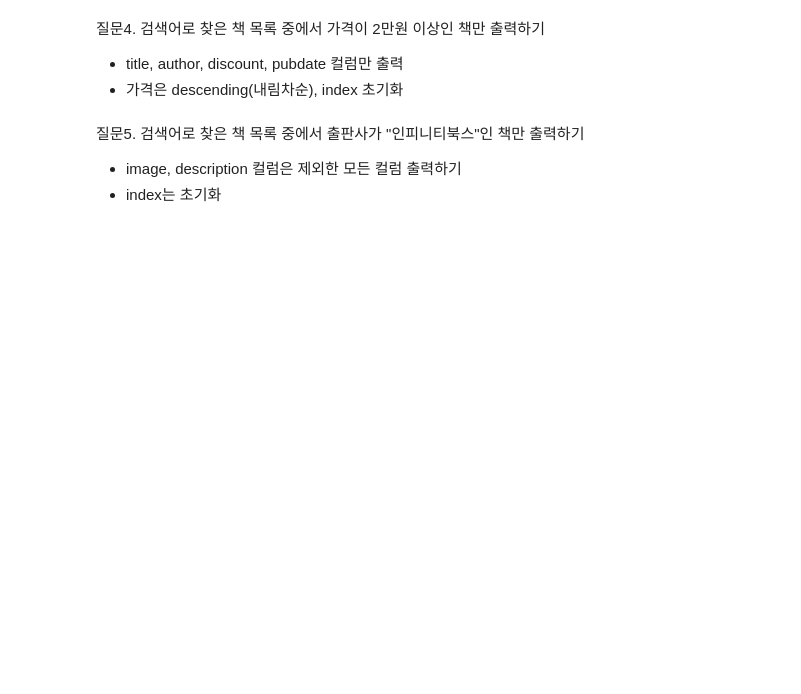
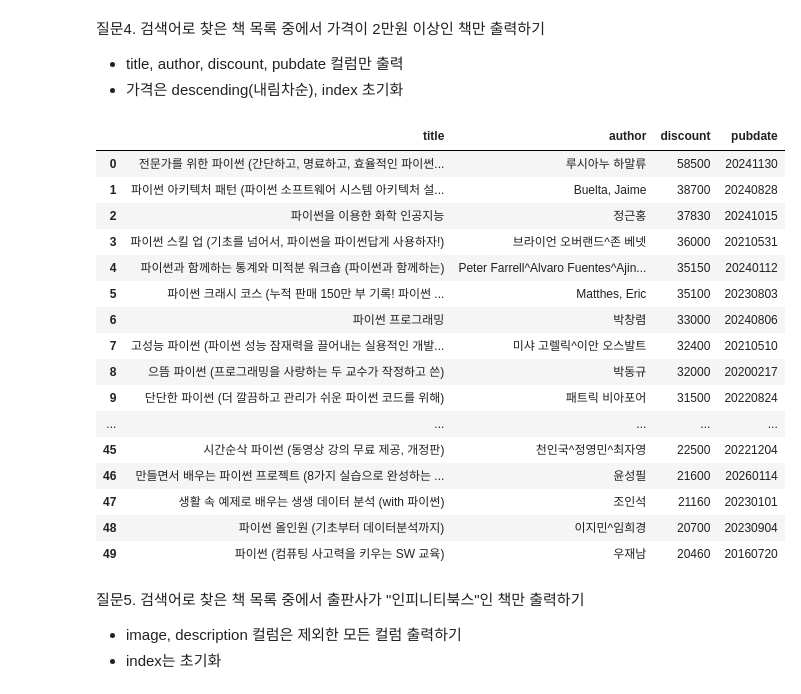
Before and after one commit to nirey-l/Python_Webscraping_Analysis, a Jupyter notebook: 연습문제_웹스크래핑/01_news_scraping.ipynb, the cells around one changed output. Cells and saved outputs as stored; diff of their text form; code cells hidden in the pictures; blank space fills up the shorter version.

```diff
--- a/연습문제_웹스크래핑/01_news_scraping.ipynb
+++ b/연습문제_웹스크래핑/01_news_scraping.ipynb
@@ -290,5 +290,10 @@ with open('../data/books.json', 'w', encoding='utf-8') as file:
     json.dump(items_data, file)
 # %% [markdown]
 질문2. books.json 파일을 Pandas DataFrame로 저장하기
+# %%
+import pandas as pd
+
+# JSON 파일을 데이터프레임으로 불러오기
+data = pd.read_json('../data/books.json')
 # %% [markdown]
 질문3. 검색어로 찾은 책 목록 출력하기
@@ -296,6 +312,30 @@ with open('../data/books.json', 'w', encoding='utf-8') as file:
 질문4. 검색어로 찾은 책 목록 중에서 가격이 2만원 이상인 책만 출력하기
 *   title, author, discount, pubdate 컬럼만 출력
 *   가격은 descending(내림차순), index 초기화
+# %%
+# .loc()함수: 이름을 기준으로 행과 열을 선택
+# loc[Row 선택, Column 선택]
+# ascending=False: 내림차순(descending)
+# .reset_index(): 현재 설정된 인덱스(행 이름)를 버리고, 다시 0부터 시작하는 숫자 번호표(0, 1, 2...)로 초기화
+data.loc[data['discount'] >= 20000 , ['title','author','discount','pubdate']].sort_values(by='discount', ascending=False).reset_index(drop=True)
+# %% [output]
+|  | title | author | discount | pubdate |
+| 0 | 전문가를 위한 파이썬 (간단하고, 명료하고, 효율적인 파이썬... | 루시아누 하말류 | 58500 | 20241130 |
+| 1 | 파이썬 아키텍처 패턴 (파이썬 소프트웨어 시스템 아키텍처 설... | Buelta, Jaime | 38700 | 20240828 |
+| 2 | 파이썬을 이용한 화학 인공지능 | 정근홍 | 37830 | 20241015 |
+| 3 | 파이썬 스킬 업 (기초를 넘어서, 파이썬을 파이썬답게 사용하자!) | 브라이언 오버랜드^존 베넷 | 36000 | 20210531 |
+| 4 | 파이썬과 함께하는 통계와 미적분 워크숍 (파이썬과 함께하는) | Peter Farrell^Alvaro Fuentes^Ajin... | 35150 | 20240112 |
+| 5 | 파이썬 크래시 코스 (누적 판매 150만 부 기록! 파이썬 ... | Matthes, Eric | 35100 | 20230803 |
+| 6 | 파이썬 프로그래밍 | 박창렴 | 33000 | 20240806 |
+| 7 | 고성능 파이썬 (파이썬 성능 잠재력을 끌어내는 실용적인 개발... | 미샤 고렐릭^이안 오스발트 | 32400 | 20210510 |
+| 8 | 으뜸 파이썬 (프로그래밍을 사랑하는 두 교수가 작정하고 쓴) | 박동규 | 32000 | 20200217 |
+| 9 | 단단한 파이썬 (더 깔끔하고 관리가 쉬운 파이썬 코드를 위해) | 패트릭 비아포어 | 31500 | 20220824 |
+| ... | ... | ... | ... | ... |
+| 45 | 시간순삭 파이썬 (동영상 강의 무료 제공, 개정판) | 천인국^정영민^최자영 | 22500 | 20221204 |
+| 46 | 만들면서 배우는 파이썬 프로젝트 (8가지 실습으로 완성하는 ... | 윤성필 | 21600 | 20260114 |
+| 47 | 생활 속 예제로 배우는 생생 데이터 분석 (with 파이썬) | 조인석 | 21160 | 20230101 |
+| 48 | 파이썬 올인원 (기초부터 데이터분석까지) | 이지민^임희경 | 20700 | 20230904 |
+| 49 | 파이썬 (컴퓨팅 사고력을 키우는 SW 교육) | 우재남 | 20460 | 20160720 |
 # %% [markdown]
 질문5. 검색어로 찾은 책 목록 중에서 출판사가 "인피니티북스"인 책만 출력하기
 *   image, description 컬럼은 제외한 모든 컬럼 출력하기
```
Also changed, not shown: parts of 2 cells of this notebook, 1 other file.
